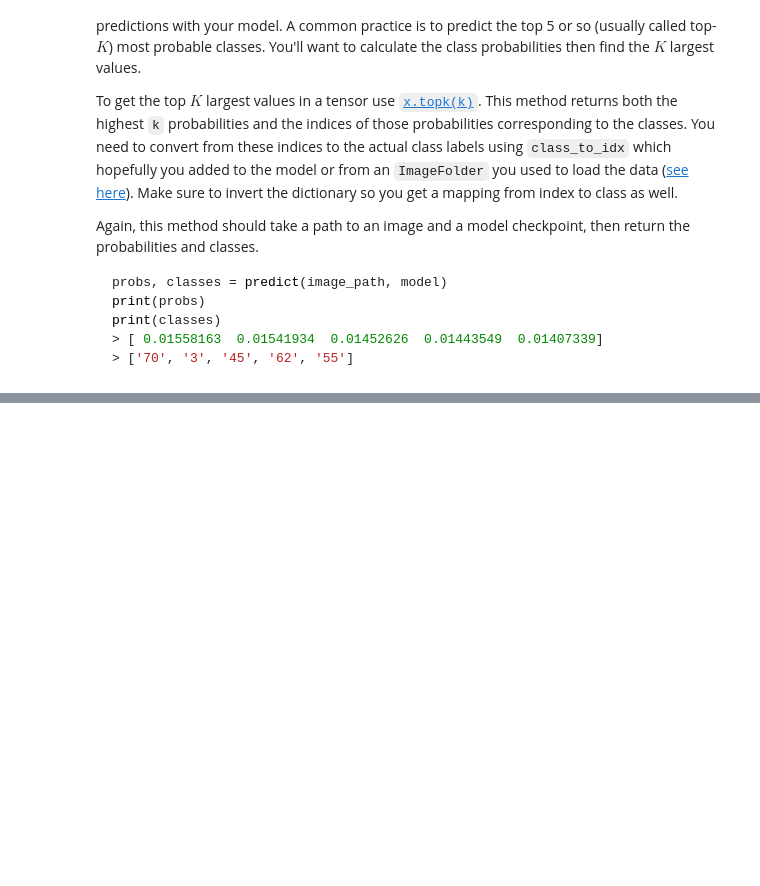
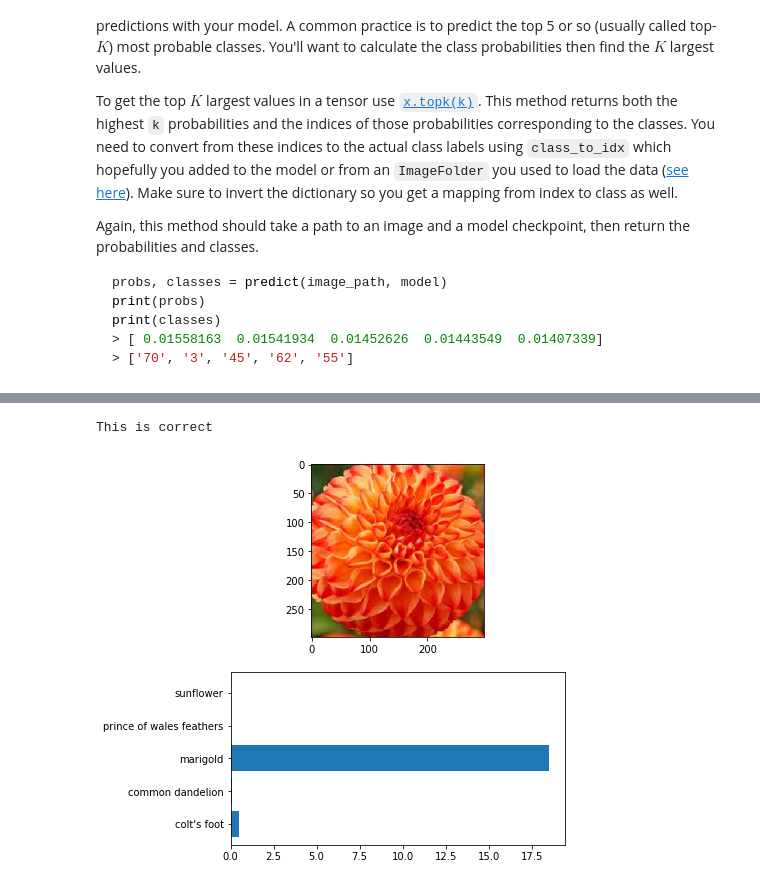
Before and after one commit to SarthakJaingit/FirstImageClassifier, a Jupyter notebook: Image Classifier Project.ipynb, the cells around one changed output, grey strips where cells are left out. Drawn from its saved outputs; the diff is of its cells as text; code cells hidden in the pictures; blank space fills up the shorter version.

```diff
--- a/Image Classifier Project.ipynb
+++ b/Image Classifier Project.ipynb
@@ -493,0 +525,6 @@ display_vis("assets/firelily.jpeg", new_model)
+# %%
+display_vis("assets/orangedaliy.jpeg", new_model)
+print("This is correct")
+# %% [output]
+This is correct
+[figure, added]
```
Also changed, not shown: parts of 12 cells of this notebook.
